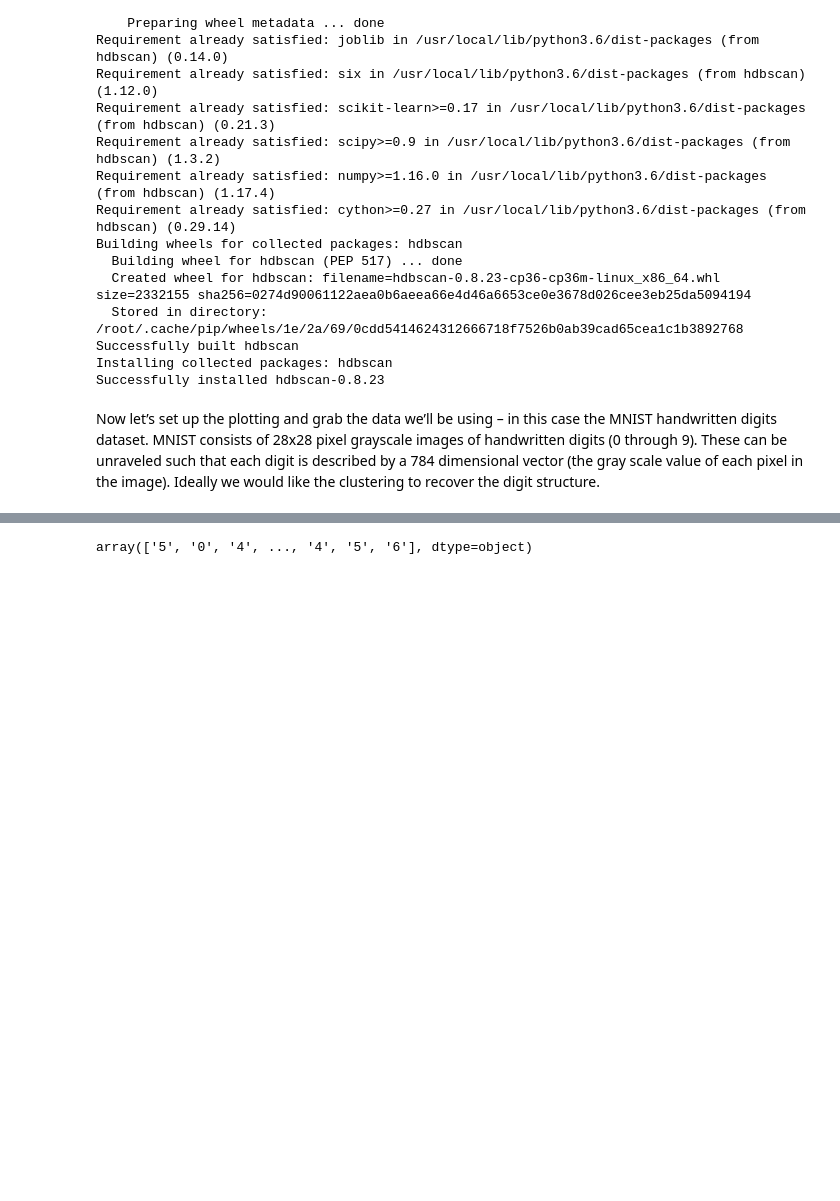
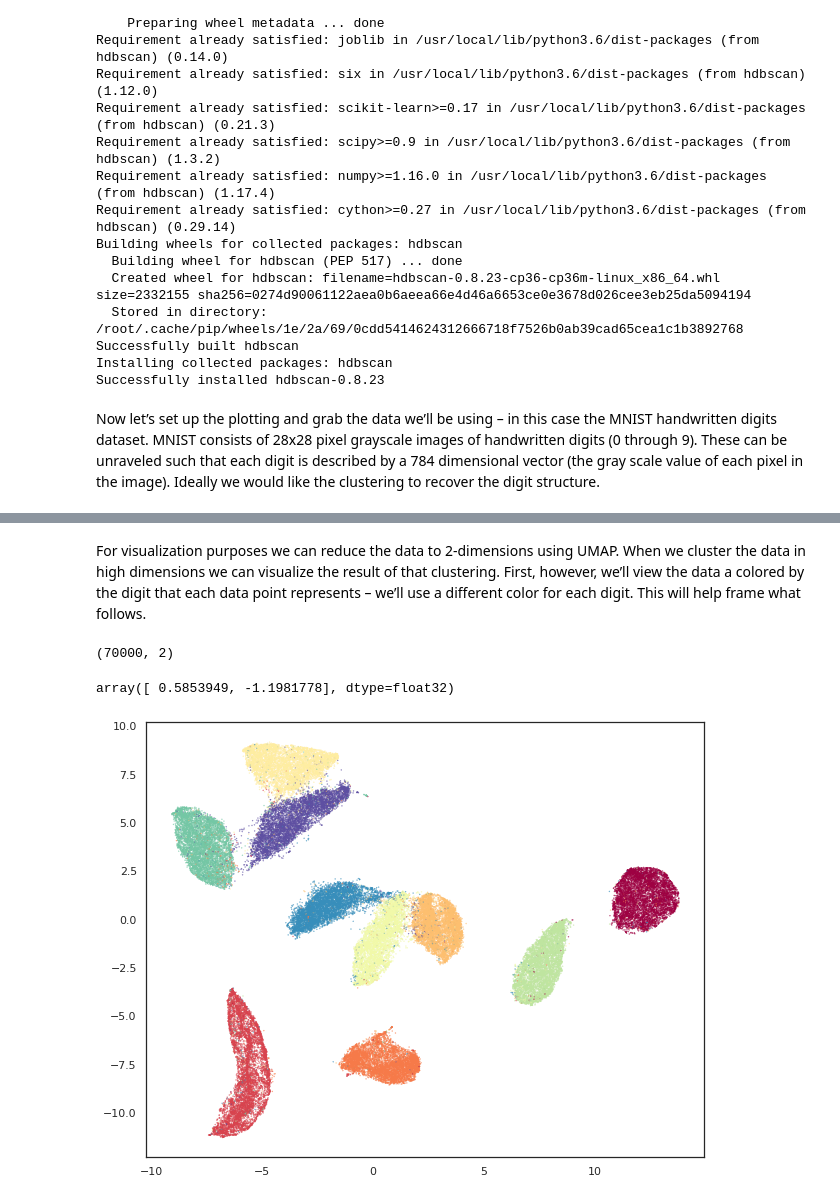
Before and after one commit to ShaunakSen/Data-Science-and-Machine-Learning, a Jupyter notebook: Clustering_UMAP.ipynb, the cells around one changed output, grey strips where cells are left out. Saved outputs shown, nothing was run; the diff lists cells and outputs as text; code cells hidden in the pictures; blank space fills up the shorter version.

Commit message:
dim redn using UMAP

```diff
--- a/Clustering_UMAP.ipynb
+++ b/Clustering_UMAP.ipynb
@@ -69,4 +71,16 @@ mnist = fetch_openml(name='mnist_784')
-# %%
-mnist.target
-# %% [output]
-array(['5', '0', '4', ..., '4', '5', '6'], dtype=object)
+# %% [markdown]
+For visualization purposes we can reduce the data to 2-dimensions using UMAP. When we cluster the data in high dimensions we can visualize the result of that clustering. First, however, we’ll view the data a colored by the digit that each data point represents – we’ll use a different color for each digit. This will help frame what follows.
+# %%
+standard_embedding = umap.UMAP(random_state=42).fit_transform(mnist.data)
+# %%
+standard_embedding.shape
+# %% [output]
+(70000, 2)
+# %%
+standard_embedding[0]
+# %% [output]
+array([ 0.5853949, -1.1981778], dtype=float32)
+# %%
+plt.scatter(x=standard_embedding[:,0], y=standard_embedding[:,1], c=mnist.target.astype('int'), s=0.1, cmap='Spectral');
+# %% [output]
+[figure, added]
```
Also changed, not shown: parts of 2 cells of this notebook.
